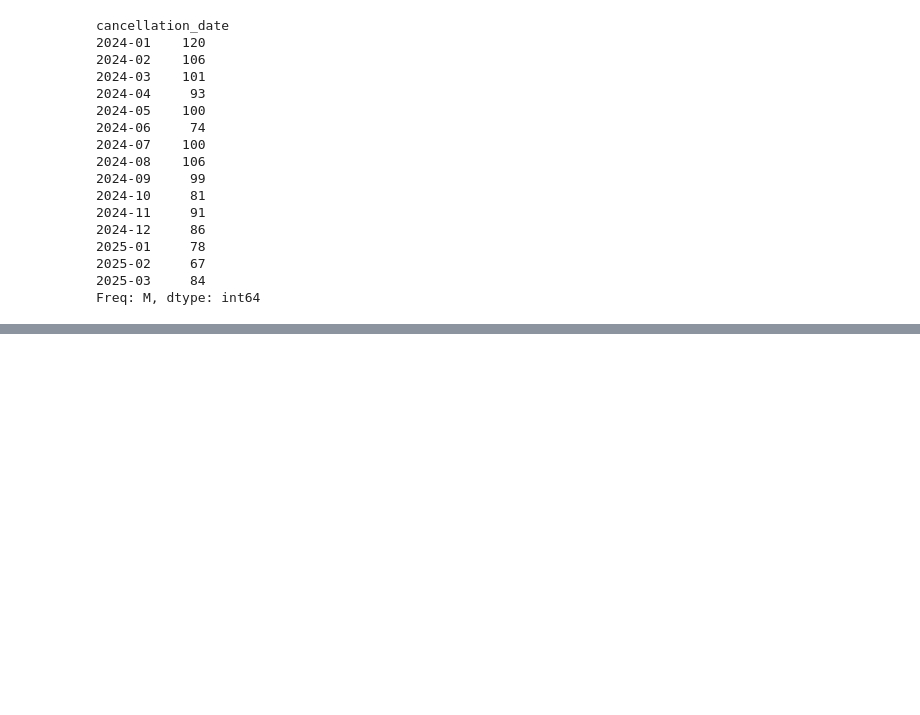
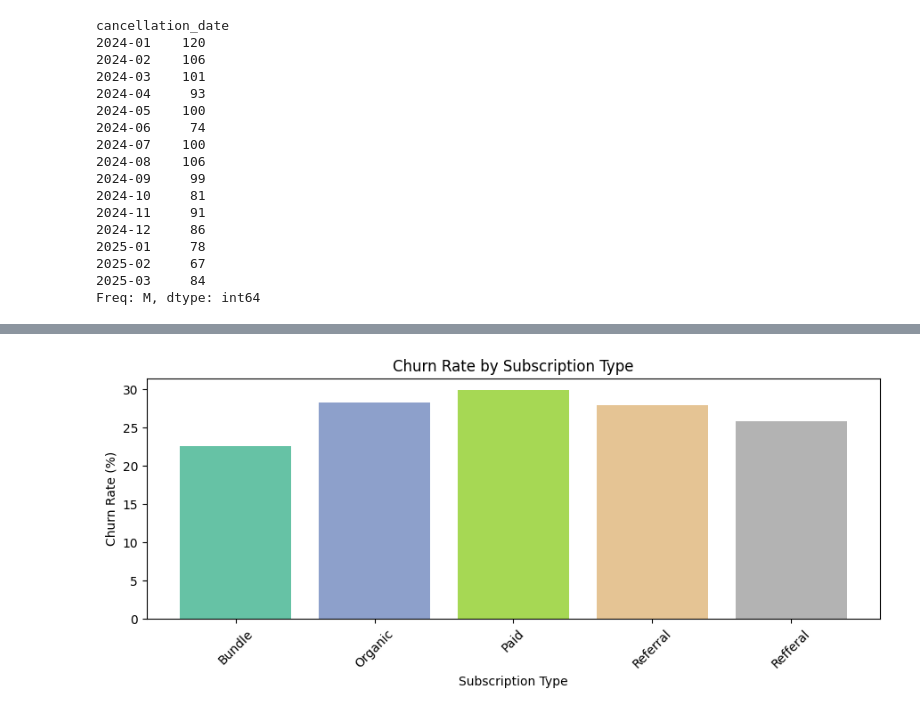
Before and after one commit to mazharakhtar05/Customer_Churn_Analysis, a Jupyter notebook: Customer_Churn_Analysis.ipynb, the cells around one changed output, grey strips where cells are left out. Cells and saved outputs as stored; diff of their text form; code cells hidden in the pictures; blank space fills up the shorter version.

```diff
--- a/Customer_Churn_Analysis.ipynb
+++ b/Customer_Churn_Analysis.ipynb
@@ -852,0 +909,20 @@ Freq: M, dtype: int64
+# %%
+# 4.4 Churn by subscription type
+
+churn_subscription = df_visual.groupby('subscription_type')['churn_flag'].mean().mul(100)
+
+colors = plt.cm.Set2(np.linspace(0, 1, len(churn_subscription)))
+
+plt.figure(figsize=(9, 4))
+
+plt.bar(churn_subscription.index, churn_subscription.values, color=colors)
+
+plt.title('Churn Rate by Subscription Type')
+plt.xlabel('Subscription Type')
+plt.ylabel('Churn Rate (%)')
+plt.xticks(rotation=45)
+
+plt.tight_layout()
+plt.show()
+# %% [output]
+[figure, added]
```
Also changed, not shown: parts of 28 cells of this notebook.
